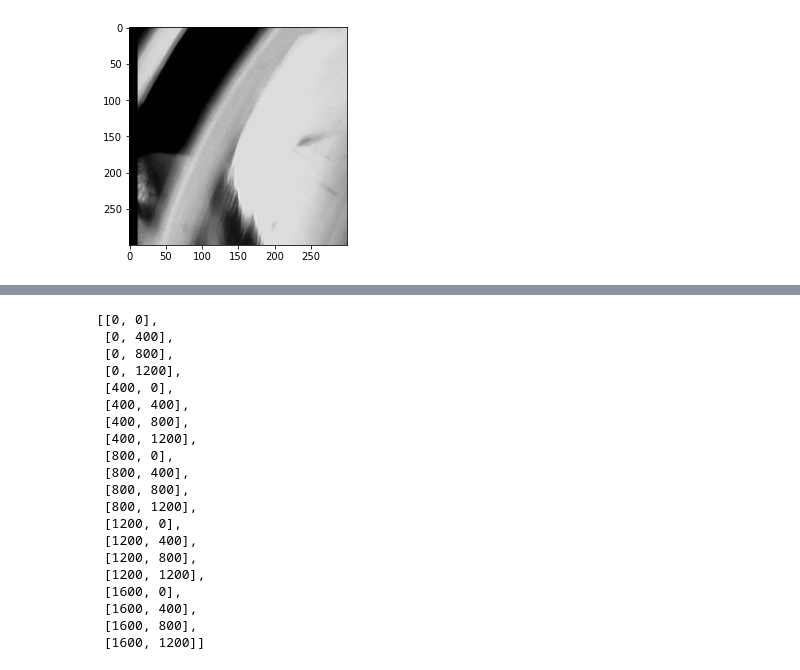
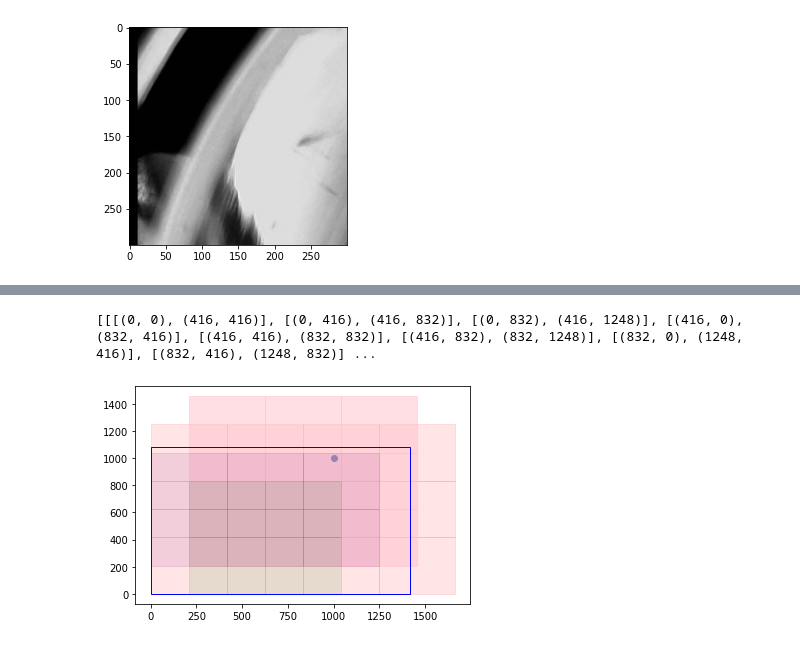
Before and after one commit to paolobif/DataLoader-Worm-Yolo3, a Jupyter notebook: scan_test.ipynb, the cells around one changed output, grey strips where cells are left out. Saved outputs shown, nothing was run; the diff lists cells and outputs as text; code cells hidden in the pictures.

```diff
--- a/scan_test.ipynb
+++ b/scan_test.ipynb
@@ -612,23 +581,34 @@ plt.show()
-# %%
-test
-# %% [output]
-[[0, 0],
- [0, 400],
- [0, 800],
- [0, 1200],
- [400, 0],
- [400, 400],
- [400, 800],
- [400, 1200],
- [800, 0],
- [800, 400],
- [800, 800],
- [800, 1200],
- [1200, 0],
- [1200, 400],
- [1200, 800],
- [1200, 1200],
- [1600, 0],
- [1600, 400],
- [1600, 800],
- [1600, 1200]]
+# %%
+map_grids = Map_Generator(img_size, 416).paired_grid
+print(map_grids)
+grid1 = map_grids[1]
+grid2 = map_grids[2]
+grid3 = map_grids[3]
+grid0 = map_grids[0]
+
+
+fig2 = plt.figure()
+ax2 = fig2.add_subplot(111)
+ax2.axis('auto')
+
+def add_pathces(grid, ax, color="r", alpha=1):
+    xywh = convert_xypair_to_xy_wh(grid)
+    for rect in xywh:
+        xy = rect[0]
+        wh = rect[1]
+        rectangle = plt.Rectangle(xy, wh[0], wh[1], color=color, alpha=alpha)
+        ax.add_patch(rectangle)
+
+add_pathces(grid0, ax2, color="r", alpha=0.1)
+add_pathces(grid1, ax2, color="pink", alpha = 0.5)
+add_pathces(grid2, ax2, color="green", alpha = 0.1)
+add_pathces(grid3, ax2, color="purple", alpha = 0.1)
+
+img_rect = plt.Rectangle((0,0), img_size[0], img_size[1], fill=False, color='blue', )
+ax2.add_patch(img_rect)
+
+ax2.scatter(1000,1000)
+plt.show()
+# %% [output]
+[[[(0, 0), (416, 416)], [(0, 416), (416, 832)], [(0, 832), (416, 1248)], [(416, 0), (832, 416)], [(416, 416), (832, 832)], [(416, 832), (832, 1248)], [(832, 0), (1248, 416)], [(832, 416), (1248, 832)] ...
+[figure, added]
```
Also changed, not shown: parts of 7 cells of this notebook.
